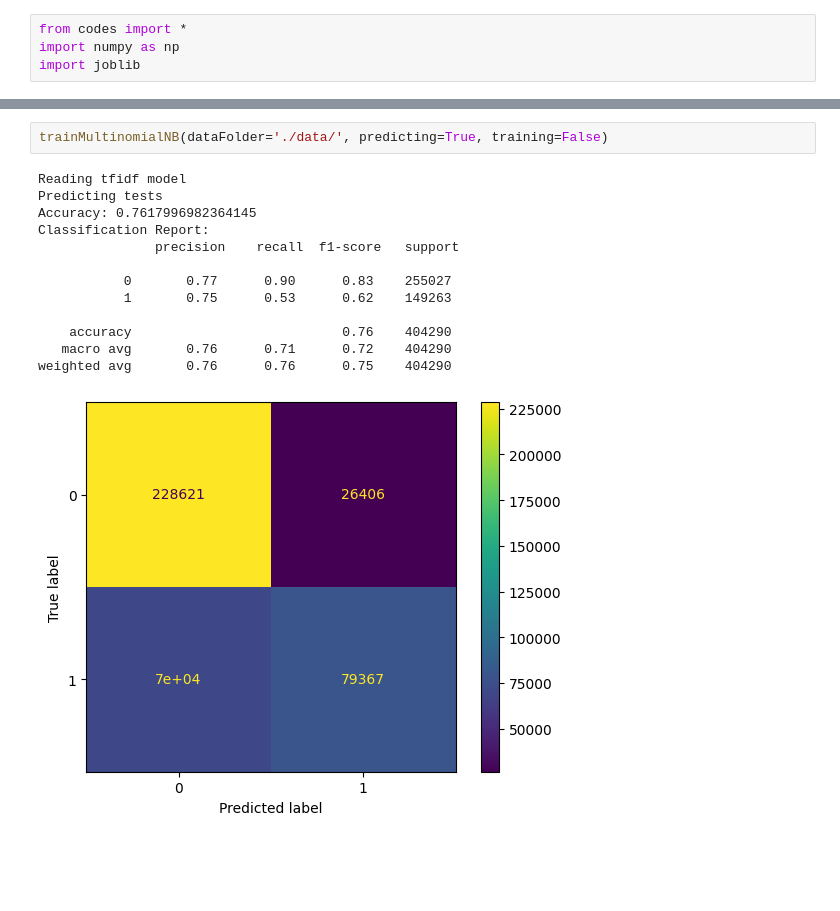
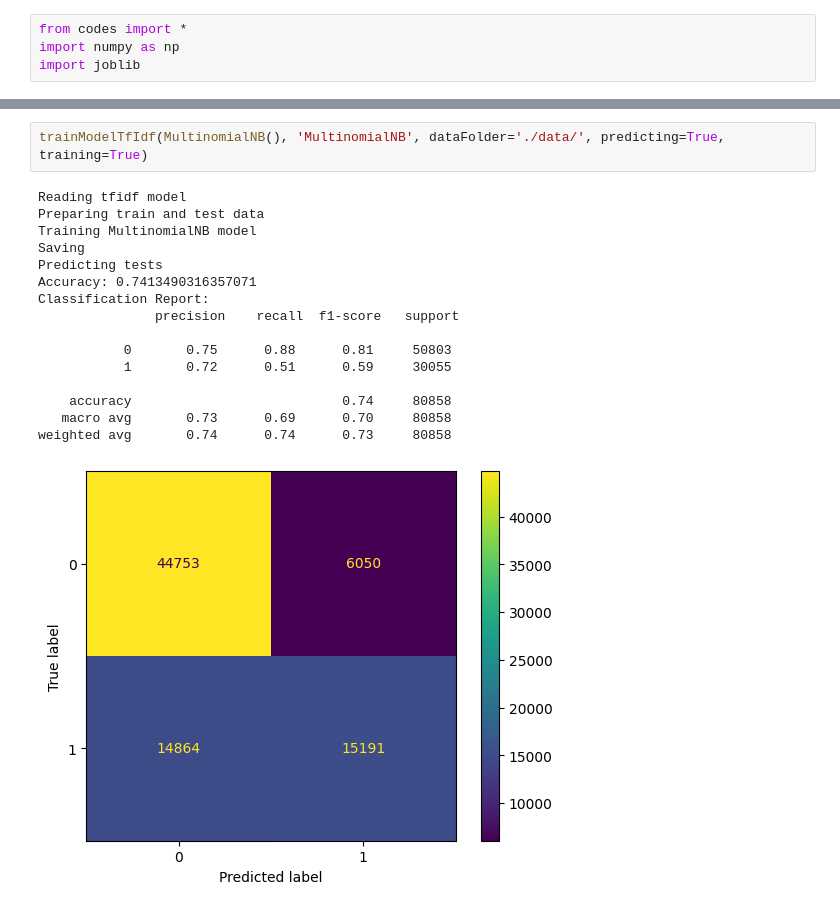
Before and after one commit to LenartPiotr/NLP-QuestionComparer, a Jupyter notebook: prepareData.ipynb, the cells around one changed output, grey strips where cells are left out. Saved outputs shown, nothing was run; the diff lists cells and outputs as text; blank space fills up the shorter version.

Commit message:
put tfidf vector into dataframe, training models

```diff
--- a/prepareData.ipynb
+++ b/prepareData.ipynb
@@ -14,18 +20,21 @@ Tokenize
 Saving Tfidf model
 Done
 # %%
-trainMultinomialNB(dataFolder='./data/', predicting=True, training=False)
+trainModelTfIdf(MultinomialNB(), 'MultinomialNB', dataFolder='./data/', predicting=True, training=True)
 # %% [output]
 Reading tfidf model
+Preparing train and test data
+Training MultinomialNB model
+Saving
 Predicting tests
-Accuracy: 0.7617996982364145
+Accuracy: 0.7413490316357071
 Classification Report:
                precision    recall  f1-score   support
 
-           0       0.77      0.90      0.83    255027
-           1       0.75      0.53      0.62    149263
+           0       0.75      0.88      0.81     50803
+           1       0.72      0.51      0.59     30055
 
-    accuracy                           0.76    404290
-   macro avg       0.76      0.71      0.72    404290
-weighted avg       0.76      0.76      0.75    404290
+    accuracy                           0.74     80858
+   macro avg       0.73      0.69      0.70     80858
+weighted avg       0.74      0.74      0.73     80858
-[figure, old version]
+[figure, new version]
```
Also changed, not shown: parts of 5 cells of this notebook, 4 other files.
